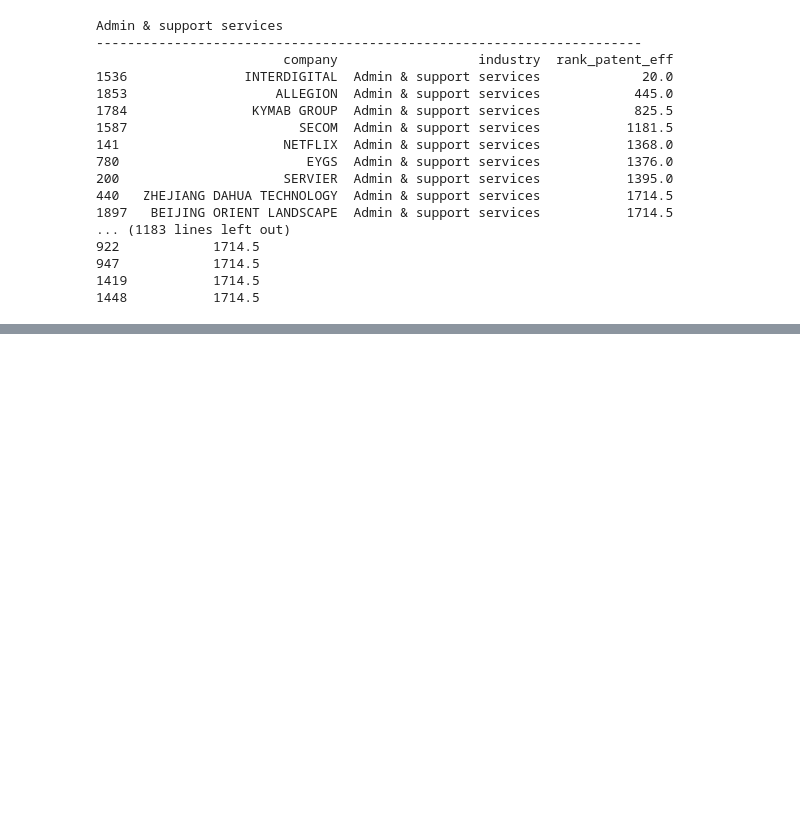
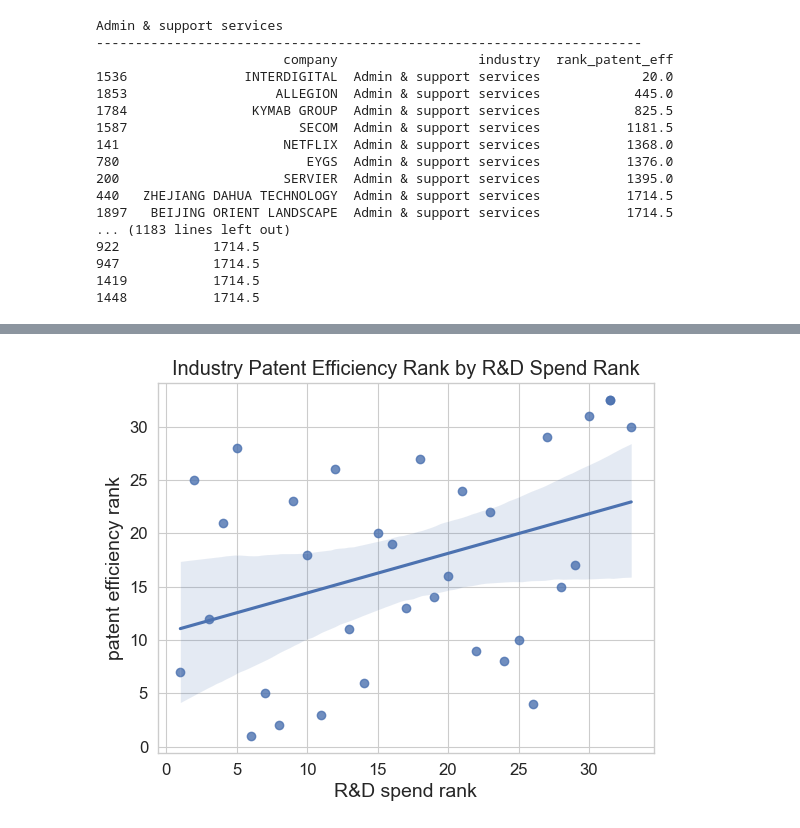
Before and after one commit to bassoonelephant/ip-productivity, a Jupyter notebook: ip_workbench.ipynb, the cells around one changed output, grey strips where cells are left out. Drawn from its saved outputs; the diff is of its cells as text; code cells hidden in the pictures; blank space fills up the shorter version.

```diff
--- a/ip_workbench.ipynb
+++ b/ip_workbench.ipynb
@@ -1408,0 +1425,12 @@ plt.show()
+# %%
+sns.regplot(x = industry_df['rank_rd_share'], y = industry_df['rank_patent_eff'])
+
+plt.title('Industry Patent Efficiency Rank by R&D Spend Rank')
+plt.xlabel('R&D spend rank', fontsize = 14)
+plt.ylabel('patent efficiency rank', fontsize = 14)
+plt.xticks(fontsize = 12)
+plt.yticks(fontsize = 12)
+
+plt.show()
+# %% [output]
+[figure, added]
```
Also changed, not shown: parts of 19 cells of this notebook.
